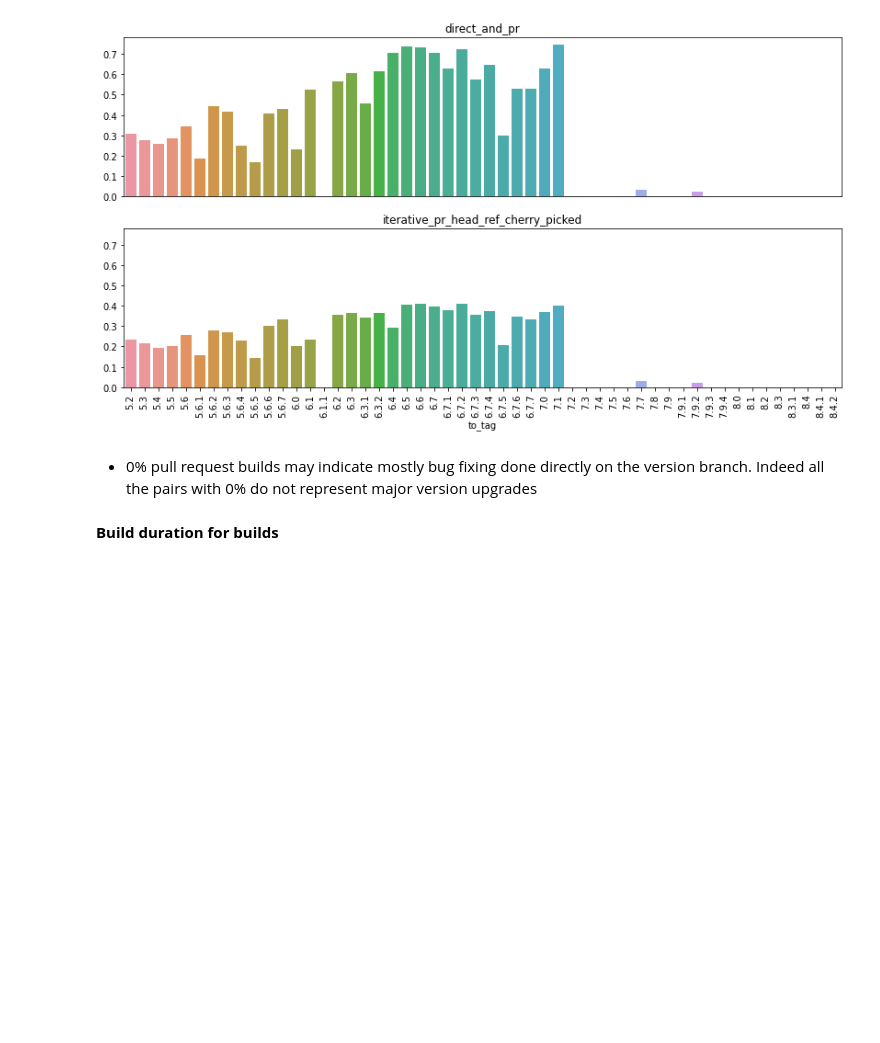
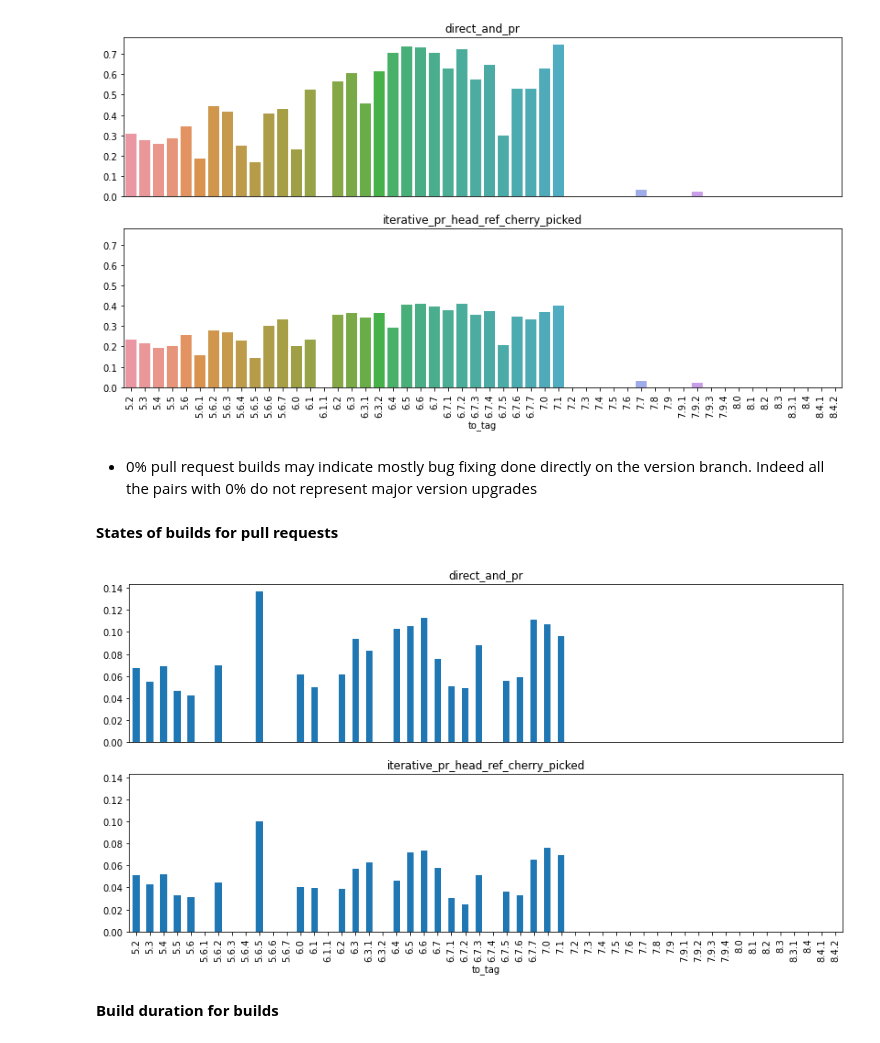
Before and after one commit to IncioMan/Continuous-Integration-metrics-for-post-release-bugs-prediction, a Jupyter notebook: notebooks/analysis/continuous_integration_metrics_for_releases.ipynb, the cells around one changed output. Cells and saved outputs as stored; diff of their text form; code cells hidden in the pictures; blank space fills up the shorter version.

```diff
--- a/notebooks/analysis/continuous_integration_metrics_for_releases.ipynb
+++ b/notebooks/analysis/continuous_integration_metrics_for_releases.ipynb
@@ -249,3 +249,7 @@ for i, df_job in enumerate(df_jobs):
 # %% [markdown]
 * 0% pull request builds may indicate mostly bug fixing done directly on the version branch.
 Indeed all the pairs with 0% do not represent major version upgrades
+# %% [markdown]
+**States of builds for pull requests**
+# %%
+df_jobs = df_jobs_bursts
@@ -252,3 +267,14 @@ Indeed all the pairs with 0% do not represent major version upgrades
+# %%
+fig, axes = plt.subplots(nrows=len(df_jobs), ncols=1, sharex=True, sharey=True, figsize=(14.0, 7.0))
+for i, df_job in enumerate(df_jobs):
+    df_job[0].set_index("to_tag").sort_index().\
+        ratio_pr_builds_failed.plot(kind="bar", ax=axes[i], color=["tab:blue"])
+    axes[i].set_xticklabels(axes[i].get_xticklabels(),rotation=90)
+    axes[i].set_title(df_job[2])
+    if(i < len(df_jobs) - 1):
+        axes[i].get_xaxis().set_visible(False)
+# %% [output]
+[figure, added]
 # %% [markdown]
 **Build duration for builds**
 # %%
```
Also changed, not shown: parts of 7 cells of this notebook, 6 other files.
